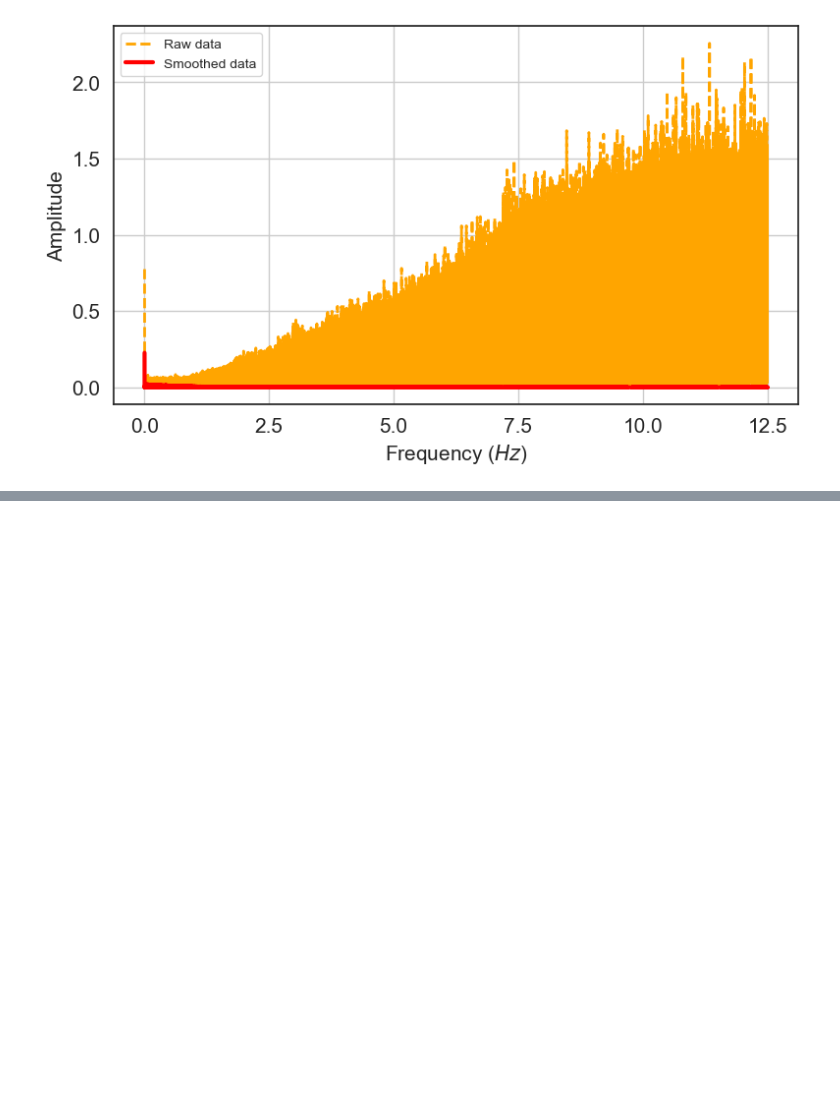
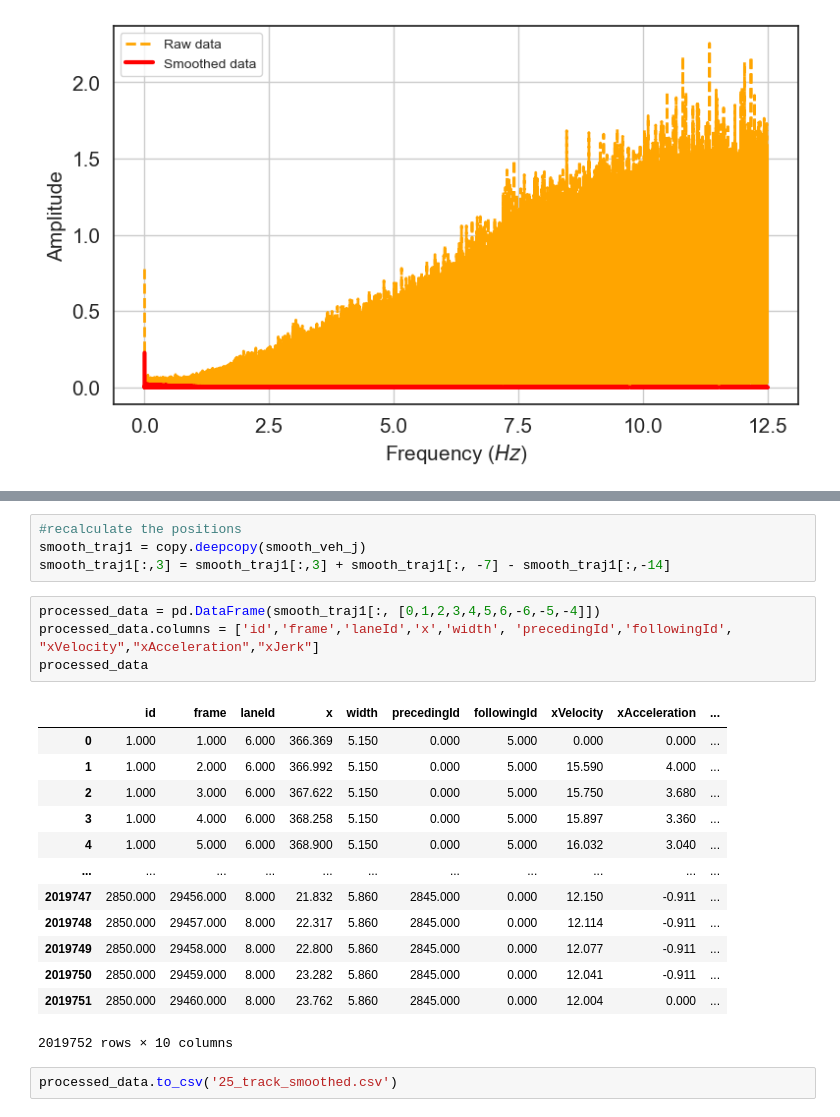
Before and after one commit to ximeng96/Quadratic-programming-method-for-vehicle-trajectory-correcting-and-smoothing-from-noisy-data, a Jupyter notebook: codes/QP_smoothing_highd.ipynb, the cells around one changed output, grey strips where cells are left out. Drawn from its saved outputs; the diff is of its cells as text; blank space fills up the shorter version.

```diff
--- a/codes/QP_smoothing_highd.ipynb
+++ b/codes/QP_smoothing_highd.ipynb
@@ -402,2 +404,26 @@ outlier % 74.2
 mean : -0.11 range: [ -8.0 8.0 ]; std : 0.92
 outlier % 0.0
+# %%
+#recalculate the positions
+smooth_traj1 = copy.deepcopy(smooth_veh_j)
+smooth_traj1[:,3] = smooth_traj1[:,3] + smooth_traj1[:, -7] - smooth_traj1[:,-14]
+# %%
+processed_data = pd.DataFrame(smooth_traj1[:, [0,1,2,3,4,5,6,-6,-5,-4]])
+processed_data.columns = ['id','frame','laneId','x','width', 'precedingId','followingId', "xVelocity","xAcceleration","xJerk"]
+processed_data
+# %% [output]
+|  | id | frame | laneId | x | width | precedingId | followingId | xVelocity | xAcceleration | ... |
+| 0 | 1.000 | 1.000 | 6.000 | 366.369 | 5.150 | 0.000 | 5.000 | 0.000 | 0.000 | ... |
+| 1 | 1.000 | 2.000 | 6.000 | 366.992 | 5.150 | 0.000 | 5.000 | 15.590 | 4.000 | ... |
+| 2 | 1.000 | 3.000 | 6.000 | 367.622 | 5.150 | 0.000 | 5.000 | 15.750 | 3.680 | ... |
+| 3 | 1.000 | 4.000 | 6.000 | 368.258 | 5.150 | 0.000 | 5.000 | 15.897 | 3.360 | ... |
+| 4 | 1.000 | 5.000 | 6.000 | 368.900 | 5.150 | 0.000 | 5.000 | 16.032 | 3.040 | ... |
+| ... | ... | ... | ... | ... | ... | ... | ... | ... | ... | ... |
+| 2019747 | 2850.000 | 29456.000 | 8.000 | 21.832 | 5.860 | 2845.000 | 0.000 | 12.150 | -0.911 | ... |
+| 2019748 | 2850.000 | 29457.000 | 8.000 | 22.317 | 5.860 | 2845.000 | 0.000 | 12.114 | -0.911 | ... |
+| 2019749 | 2850.000 | 29458.000 | 8.000 | 22.800 | 5.860 | 2845.000 | 0.000 | 12.077 | -0.911 | ... |
+| 2019750 | 2850.000 | 29459.000 | 8.000 | 23.282 | 5.860 | 2845.000 | 0.000 | 12.041 | -0.911 | ... |
+| 2019751 | 2850.000 | 29460.000 | 8.000 | 23.762 | 5.860 | 2845.000 | 0.000 | 12.004 | 0.000 | ... |
+2019752 rows × 10 columns
+# %%
+processed_data.to_csv('25_track_smoothed.csv')
```
Also changed, not shown: parts of 6 cells of this notebook, 1 other file.
